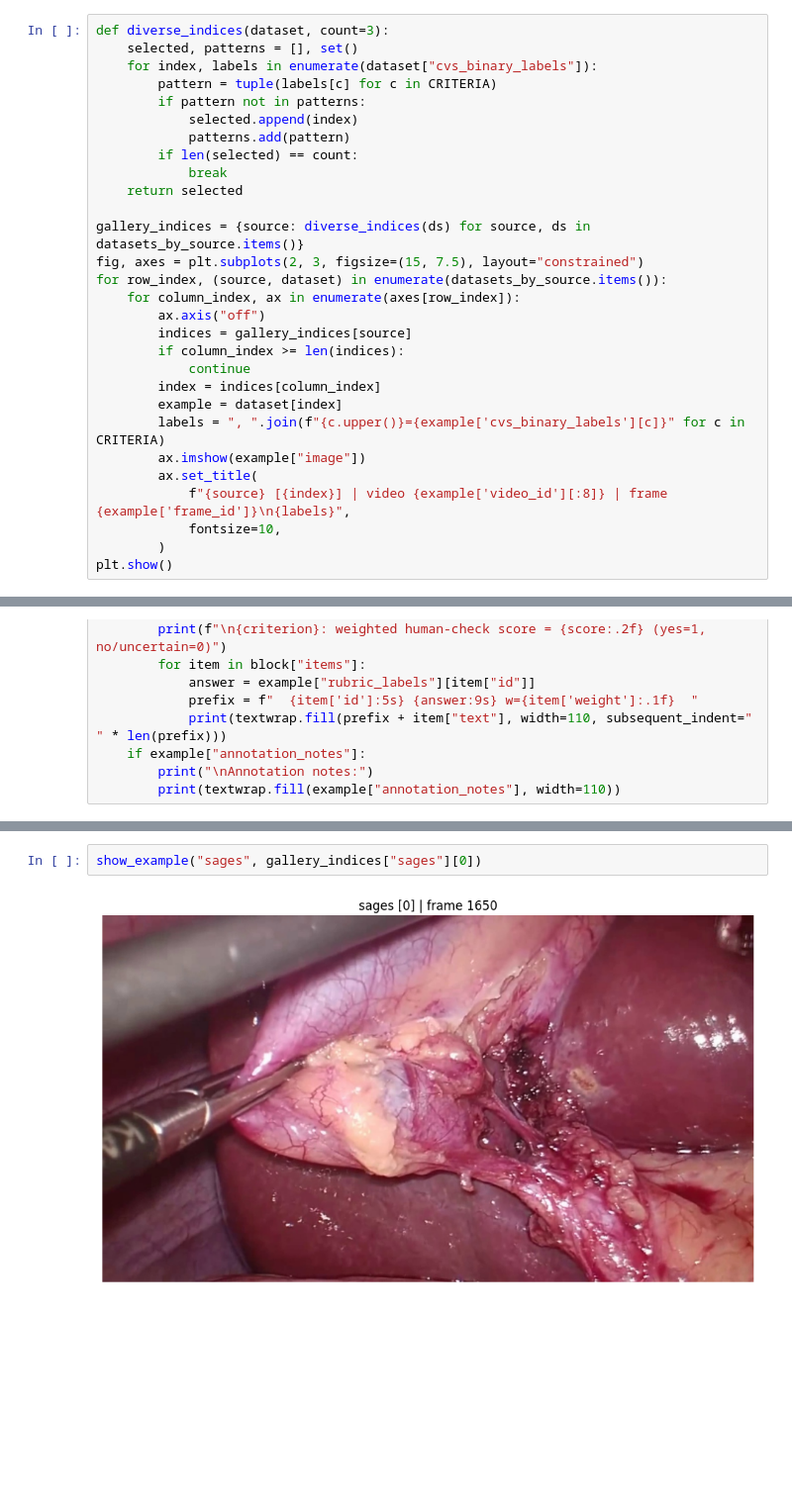
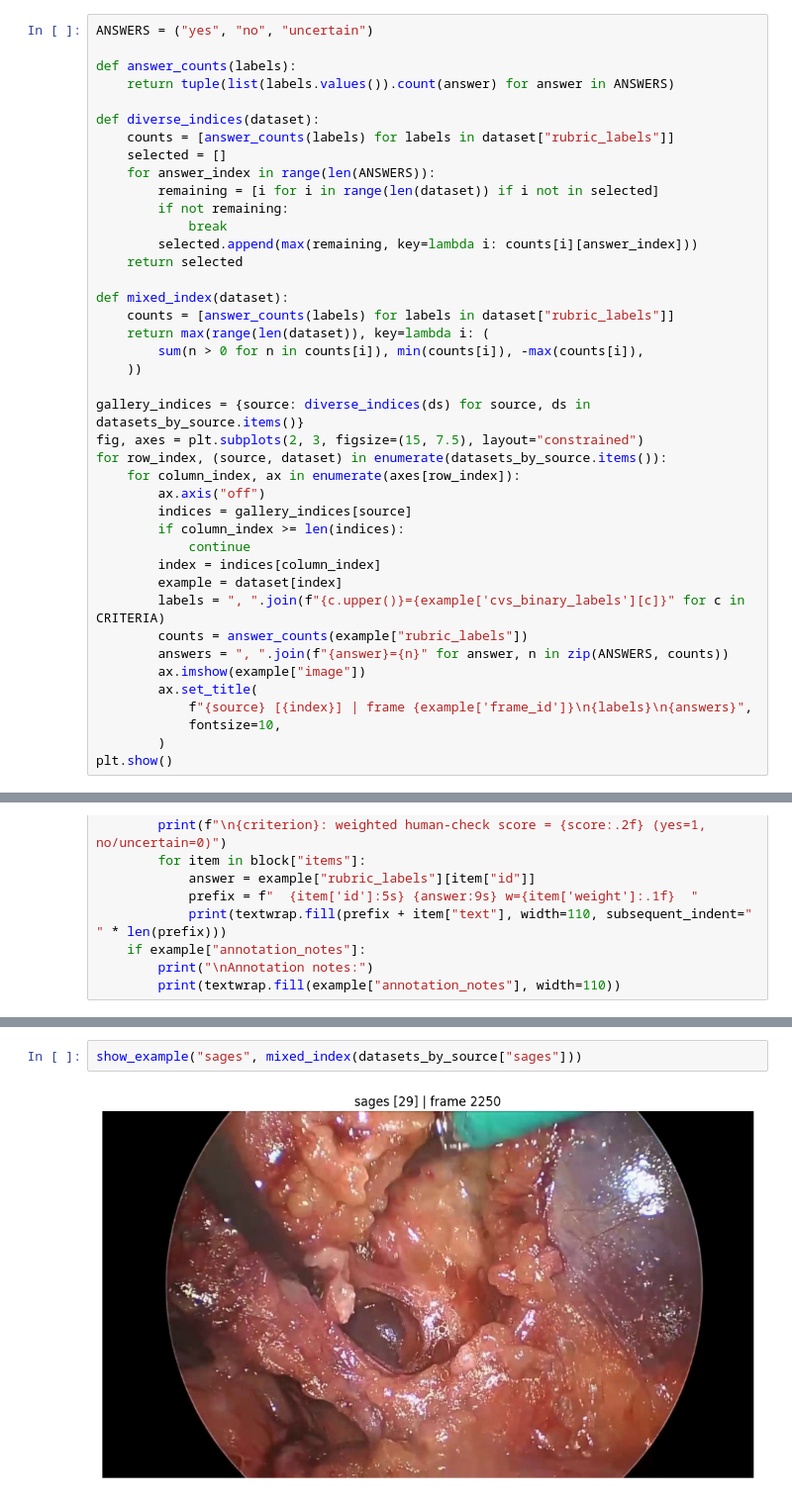
Before and after one commit to BrachioLab/SumOfChecks, a Jupyter notebook: notebooks/load_hf_sum_of_checks.ipynb, the cells around one changed output, grey strips where cells are left out. Shown at 99% size. Cells and saved outputs as stored; diff of their text form; blank space fills up the shorter version.

Commit message:
Clarify rubric annotation provenance and diversify notebook examples

```diff
--- a/notebooks/load_hf_sum_of_checks.ipynb
+++ b/notebooks/load_hf_sum_of_checks.ipynb
@@ -72,14 +74,24 @@ The gallery selects three distinct CVS label combinations per source when availa
 # %%
-def diverse_indices(dataset, count=3):
-    selected, patterns = [], set()
-    for index, labels in enumerate(dataset["cvs_binary_labels"]):
-        pattern = tuple(labels[c] for c in CRITERIA)
-        if pattern not in patterns:
-            selected.append(index)
-            patterns.add(pattern)
-        if len(selected) == count:
+ANSWERS = ("yes", "no", "uncertain")
+
+def answer_counts(labels):
+    return tuple(list(labels.values()).count(answer) for answer in ANSWERS)
+
+def diverse_indices(dataset):
+    counts = [answer_counts(labels) for labels in dataset["rubric_labels"]]
+    selected = []
+    for answer_index in range(len(ANSWERS)):
+        remaining = [i for i in range(len(dataset)) if i not in selected]
+        if not remaining:
             break
+        selected.append(max(remaining, key=lambda i: counts[i][answer_index]))
     return selected
+
+def mixed_index(dataset):
+    counts = [answer_counts(labels) for labels in dataset["rubric_labels"]]
+    return max(range(len(dataset)), key=lambda i: (
+        sum(n > 0 for n in counts[i]), min(counts[i]), -max(counts[i]),
+    ))
 
 gallery_indices = {source: diverse_indices(ds) for source, ds in datasets_by_source.items()}
 fig, axes = plt.subplots(2, 3, figsize=(15, 7.5), layout="constrained")
@@ -92,9 +104,11 @@ for row_index, (source, dataset) in enumerate(datasets_by_source.items()):
         index = indices[column_index]
         example = dataset[index]
         labels = ", ".join(f"{c.upper()}={example['cvs_binary_labels'][c]}" for c in CRITERIA)
+        counts = answer_counts(example["rubric_labels"])
+        answers = ", ".join(f"{answer}={n}" for answer, n in zip(ANSWERS, counts))
         ax.imshow(example["image"])
         ax.set_title(
-            f"{source} [{index}] | video {example['video_id'][:8]} | frame {example['frame_id']}\n{labels}",
+            f"{source} [{index}] | frame {example['frame_id']}\n{labels}\n{answers}",
             fontsize=10,
         )
 plt.show()
@@ -163,4 +177,4 @@ A little unsure what C3-4 means when I labeled. What does a focal point mean her
 # %%
-show_example("sages", gallery_indices["sages"][0])
+show_example("sages", mixed_index(datasets_by_source["sages"]))
 # %% [output]
-[figure, old version]
+[figure, new version]
```
Also changed, not shown: parts of 6 cells of this notebook.
